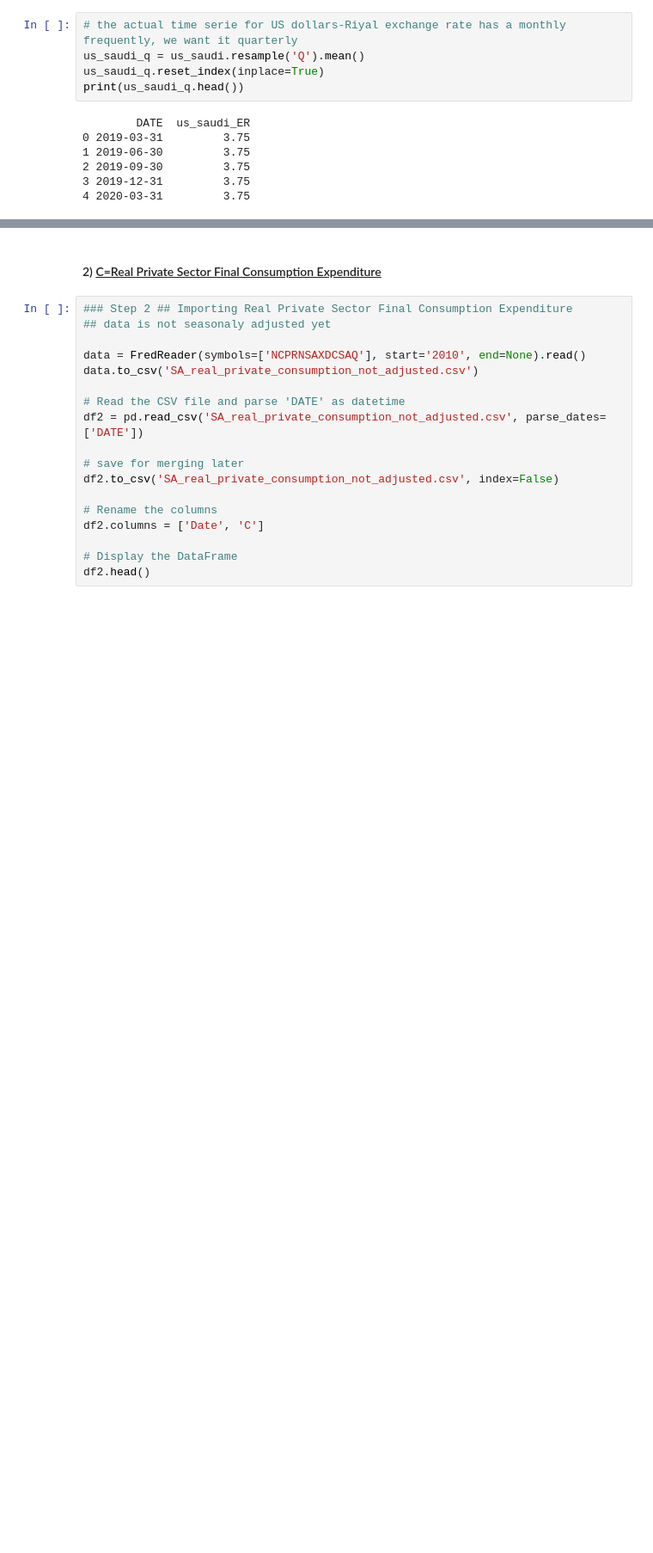
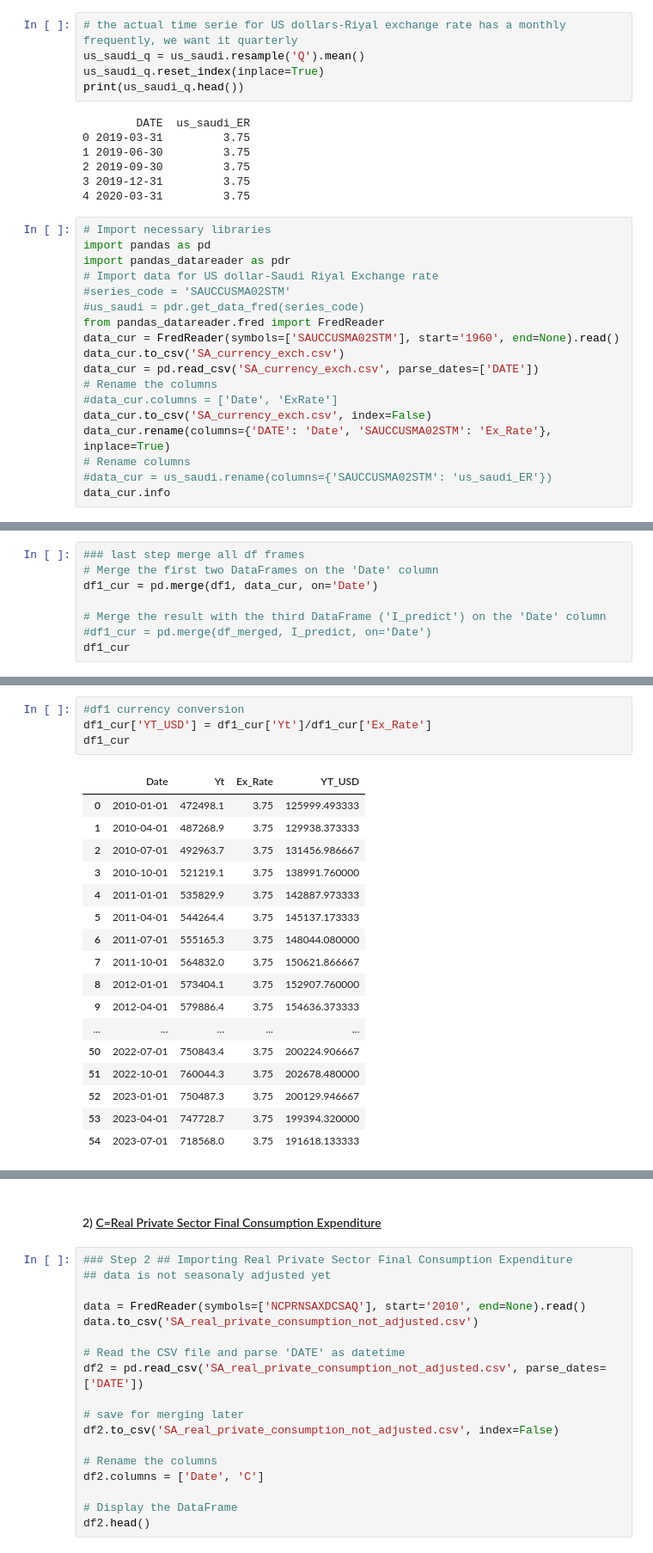
Before and after one commit to EliaLand/DSGE-RBC-Saudi-Arabia, a Jupyter notebook: SaudiArabia_RBC_estimation.ipynb, the cells around one changed output, grey strips where cells are left out. Shown: that part at 86% size. Saved outputs shown, nothing was run; the diff lists cells and outputs as text; blank space fills up the shorter version.

Commit message:
Update 10 am
- changed Currency Conv
- added RBC Model
- Some minor stuff
- love

```diff
--- a/SaudiArabia_RBC_estimation.ipynb
+++ b/SaudiArabia_RBC_estimation.ipynb
@@ -262,3 +207,21 @@ print(us_saudi_q.head())
 2 2019-09-30         3.75
 3 2019-12-31         3.75
 4 2020-03-31         3.75
+# %%
+# Import necessary libraries
+import pandas as pd
+import pandas_datareader as pdr
+# Import data for US dollar-Saudi Riyal Exchange rate
+#series_code = 'SAUCCUSMA02STM'
+#us_saudi = pdr.get_data_fred(series_code)
+from pandas_datareader.fred import FredReader
+data_cur = FredReader(symbols=['SAUCCUSMA02STM'], start='1960', end=None).read()
+data_cur.to_csv('SA_currency_exch.csv')
+data_cur = pd.read_csv('SA_currency_exch.csv', parse_dates=['DATE'])
+# Rename the columns
+#data_cur.columns = ['Date', 'ExRate']
+data_cur.to_csv('SA_currency_exch.csv', index=False)
+data_cur.rename(columns={'DATE': 'Date', 'SAUCCUSMA02STM': 'Ex_Rate'}, inplace=True)
+# Rename columns
+#data_cur = us_saudi.rename(columns={'SAUCCUSMA02STM': 'us_saudi_ER'})
+data_cur.info
@@ -264,0 +243,8 @@ print(us_saudi_q.head())
+# %%
+### last step merge all df frames
+# Merge the first two DataFrames on the 'Date' column
+df1_cur = pd.merge(df1, data_cur, on='Date')
+
+# Merge the result with the third DataFrame ('I_predict') on the 'Date' column
+#df1_cur = pd.merge(df_merged, I_predict, on='Date')
+df1_cur
@@ -265,3 +269,25 @@ print(us_saudi_q.head())
+# %%
+#df1 currency conversion
+df1_cur['YT_USD'] = df1_cur['Yt']/df1_cur['Ex_Rate']
+df1_cur
+# %% [output]
+|  | Date | Yt | Ex_Rate | YT_USD |
+| 0 | 2010-01-01 | 472498.1 | 3.75 | 125999.493333 |
+| 1 | 2010-04-01 | 487268.9 | 3.75 | 129938.373333 |
+| 2 | 2010-07-01 | 492963.7 | 3.75 | 131456.986667 |
+| 3 | 2010-10-01 | 521219.1 | 3.75 | 138991.760000 |
+| 4 | 2011-01-01 | 535829.9 | 3.75 | 142887.973333 |
+| 5 | 2011-04-01 | 544264.4 | 3.75 | 145137.173333 |
+| 6 | 2011-07-01 | 555165.3 | 3.75 | 148044.080000 |
+| 7 | 2011-10-01 | 564832.0 | 3.75 | 150621.866667 |
+| 8 | 2012-01-01 | 573404.1 | 3.75 | 152907.760000 |
+| 9 | 2012-04-01 | 579886.4 | 3.75 | 154636.373333 |
+| ... | ... | ... | ... | ... |
+| 50 | 2022-07-01 | 750843.4 | 3.75 | 200224.906667 |
+| 51 | 2022-10-01 | 760044.3 | 3.75 | 202678.480000 |
+| 52 | 2023-01-01 | 750487.3 | 3.75 | 200129.946667 |
+| 53 | 2023-04-01 | 747728.7 | 3.75 | 199394.320000 |
+| 54 | 2023-07-01 | 718568.0 | 3.75 | 191618.133333 |
 # %%
 # Having our GDP data in Saudi Riyal, to switch to US dollar, we only have to proprerly multiply Yt (Saudi Riyal) for the given fixed exchange rate
 # analyse the structure of the 2 datasets in question
```
Also changed, not shown: parts of 39 cells of this notebook, 2 other files.
